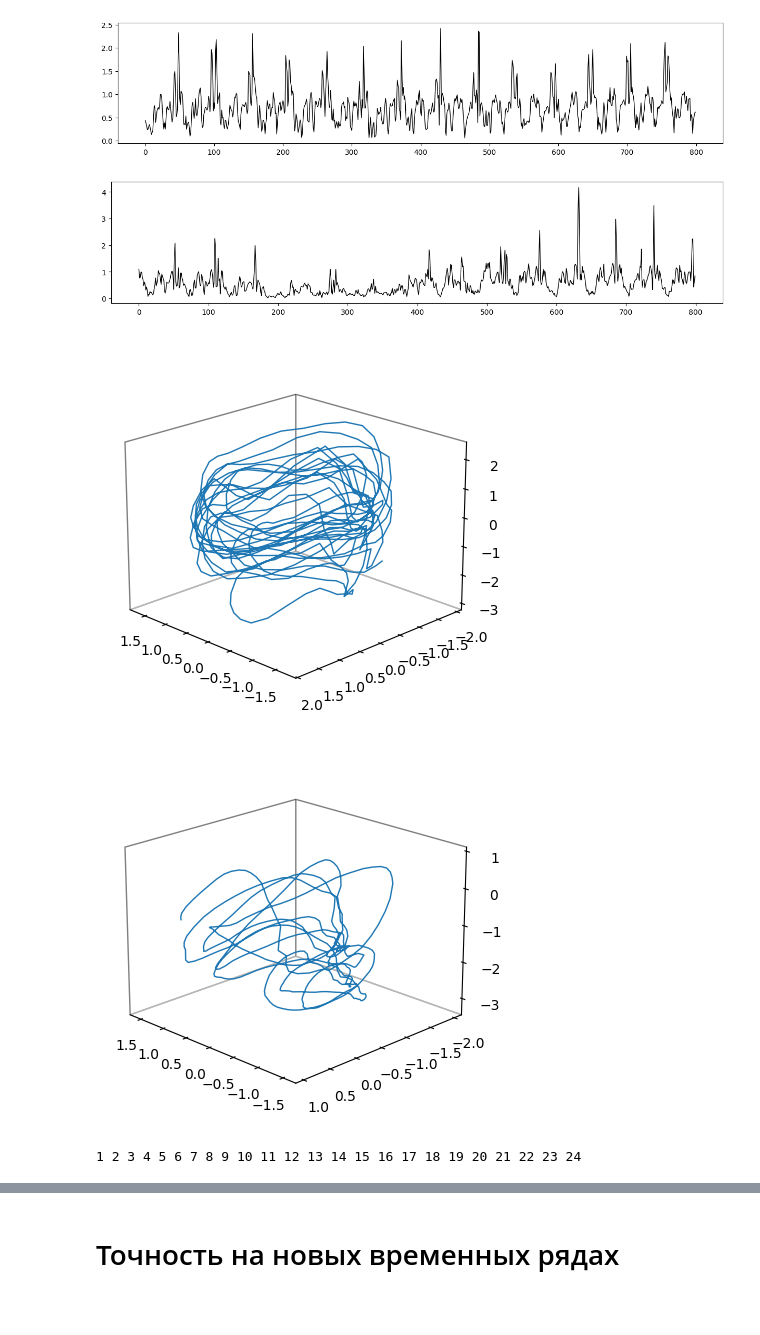
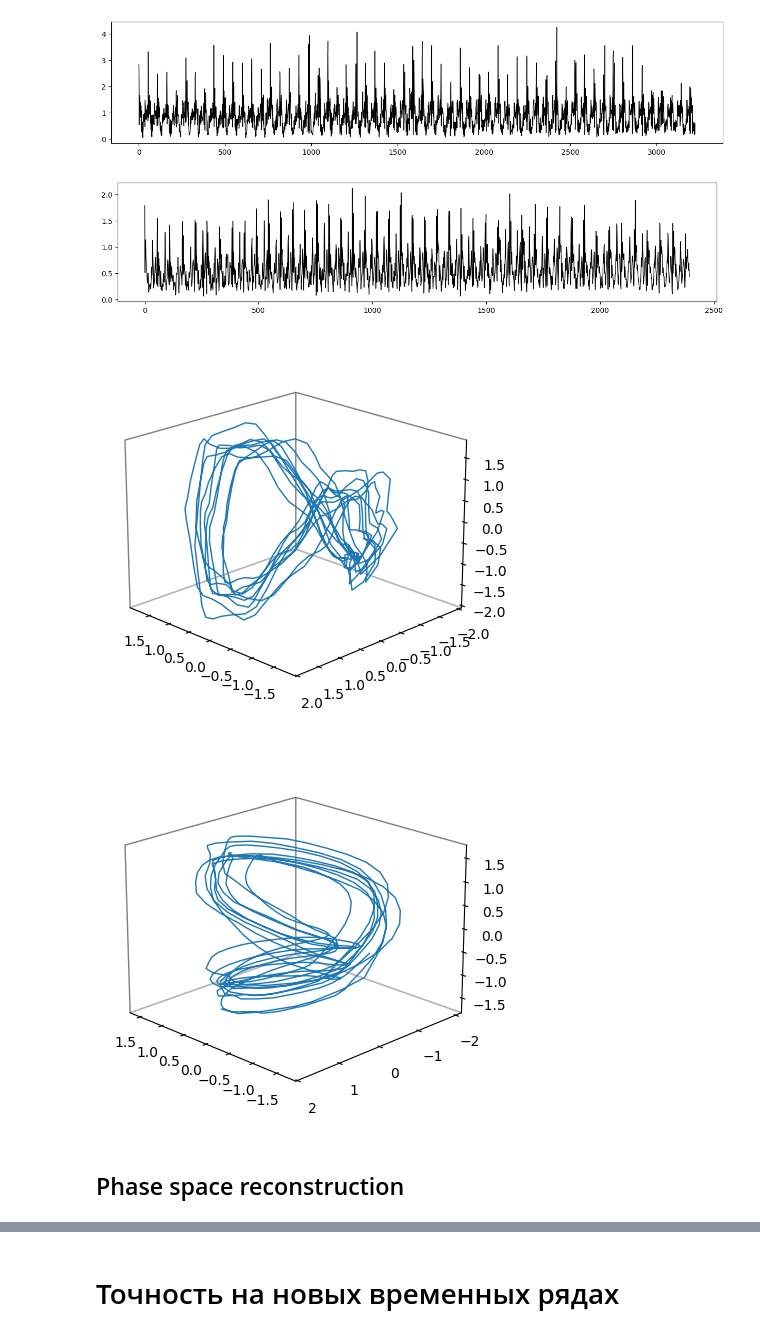
Before and after one commit to Denis-Tihonov/ts-phase-space-approx, a Jupyter notebook: notebook/1_accelerometer_data_experimant.ipynb, the cells around one changed output, grey strips where cells are left out. Saved outputs shown, nothing was run; the diff lists cells and outputs as text; code cells hidden in the pictures; blank space fills up the shorter version.

```diff
--- a/notebook/1_accelerometer_data_experimant.ipynb
+++ b/notebook/1_accelerometer_data_experimant.ipynb
@@ -103,12 +149,12 @@ def jacobian_prediction_model(train_static_params, J_matrices, test_static_param
 #     return ts
 
 def prepare_ts(person, activity, global_start_point, global_end_point, person_start_point_map_500):
-    ts = make_ts(person, 'wlk_15')[global_start_point+person_start_point_map_500[person]-20:global_end_point]
-    ts = moving_average_simple(ts, 20)[20:]
+    ts = make_ts(person, 'wlk_15')[global_start_point+person_start_point_map_500[person]:global_end_point]
+    # ts = moving_average_simple(ts, 20)[20:]
     return ts
 # %%
 global_start_point = 500
-global_end_point = 3000
+global_end_point = None
 person_start_point_map_500 = {
     1: 5-1,
     2: 6,
@@ -166,26 +194,26 @@ ts = LorenzSystem().generate_data(initial_state, t_span)
 # %%
-ts_1 = make_ts(1, 'wlk_7')
-ts_2 = make_ts(4, 'wlk_7')
+ts_1 = prepare_ts(4, 'wlk_7', global_start_point, global_end_point, person_start_point_map_500)
+ts_2 = prepare_ts(7, 'wlk_7', global_start_point, global_end_point, person_start_point_map_500)
 
 plt.figure(figsize=(15,3))
-plt.plot(ts_1[:800], color = 'black', ls = '-', lw = 1)
+plt.plot(ts_1[:], color = 'black', ls = '-', lw = 1)
 plt.show()
 
 plt.figure(figsize=(15,3))
-plt.plot(ts_2[:800], color = 'black', ls = '-', lw = 1)
+plt.plot(ts_2[:], color = 'black', ls = '-', lw = 1)
 plt.show()
 # %% [output]
-[figure, old version]
+[figure, new version]
-[figure, old version]
+[figure, new version]
 # %%
 s = PCA(3).fit_transform(delay_embedding_matrix(ts_1, 50))
 s =(s-s[:500,:].mean(axis=0))/s[:500,:].var(axis=0)**0.5
 ax = plot_phase_trajectory(s[:500,:], rotation=(0, 0, 0))
 # %% [output]
-[figure, old version]
+[figure, new version]
 # %%
 s = PCA(3).fit_transform(delay_embedding_matrix(ts_2, 50))
 s =(s-s.mean(axis=0))/s.var(axis=0)**0.5
 ax = plot_phase_trajectory(s[:500,:], rotation=(0, 0, 0))
 # %% [output]
-[figure, old version]
+[figure, new version]
@@ -195,0 +220,2 @@ theta_columns = ['weight', 'height', 'age', 'gender']
+# %% [markdown]
+## Phase space reconstruction
@@ -196,22 +351,29 @@ theta_columns = ['weight', 'height', 'age', 'gender']
 # %%
-list_S = []
-list_model = []
-min_lenth = np.inf
-p = 6
-
-for person in range(1,25):
-    print(person, end=' ')
-    ts = prepare_ts(person, 'wlk_15', global_start_point, global_end_point, person_start_point_map_500)
-    X = delay_embedding_matrix(ts, 50)[500:]
-    cur_min_lenth = X.shape[0]
-    if cur_min_lenth < min_lenth:
-        min_lenth = cur_min_lenth
-
-    model = PCA(p).fit(X)
-    S = model.transform(X)
-    S =(S-S[:,:].mean(axis=0))/S[:,:].var(axis=0)**0.5
-
-    list_model.append(model)
-    list_S.append(S)
+global_start_point = 500
+global_end_point = None
+person_start_point_map_500 = {
+    1: 5-1,
+    2: 6,
+    3: 9,
+    4: 45,
+    5: 13-4,
+    6: 16,
+    7: 63,
+    8: 68,
+    9: 69,
+    10: 47,
+    11: 29,
+    12: 40,
+    13: 44-5,
+    14: 13,
+    15: 49,
+    16: 3-1,
+    17: 13,
+    18: 8,
+    19: 26+10,
+    20: 40,
+    21: 46,
+    22: 16,
+    23: 47-8,
+    24: 34-6
+}
-# %% [output]
-1 2 3 4 5 6 7 8 9 10 11 12 13 14 15 16 17 18 19 20 21 22 23 24
```
Also changed, not shown: parts of 26 cells of this notebook.
